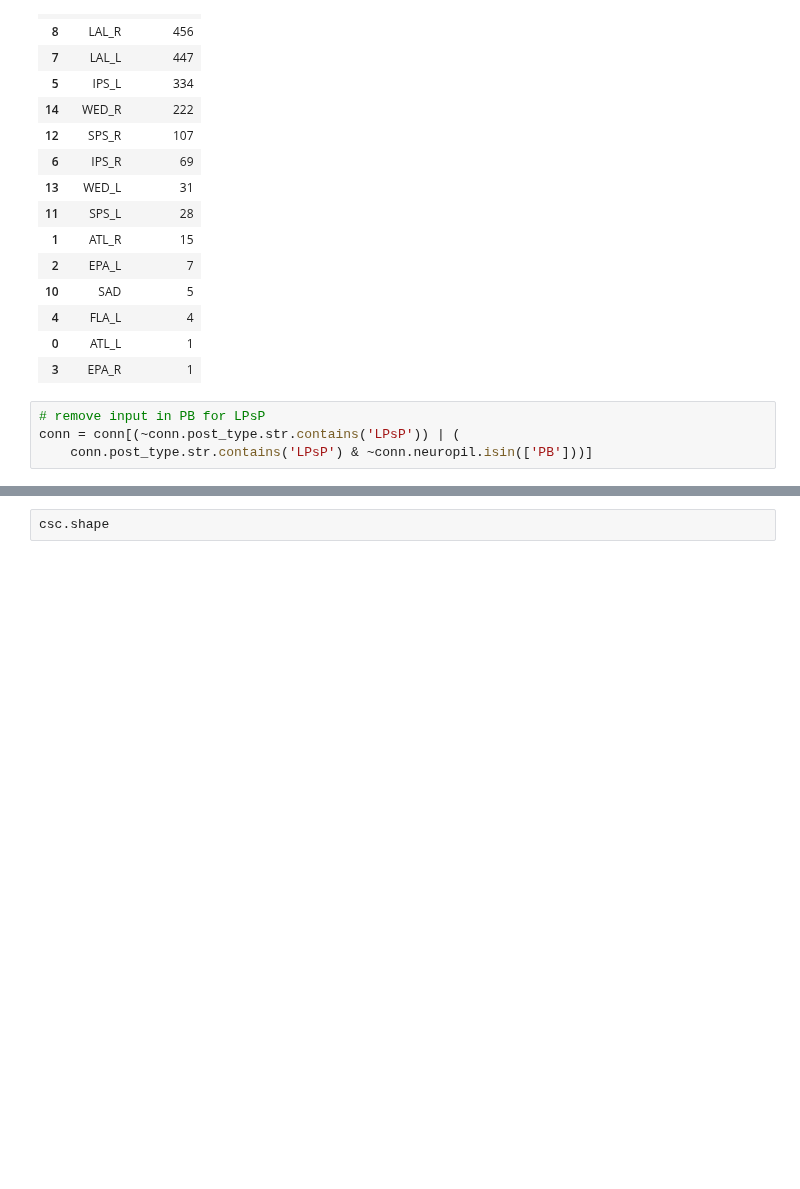
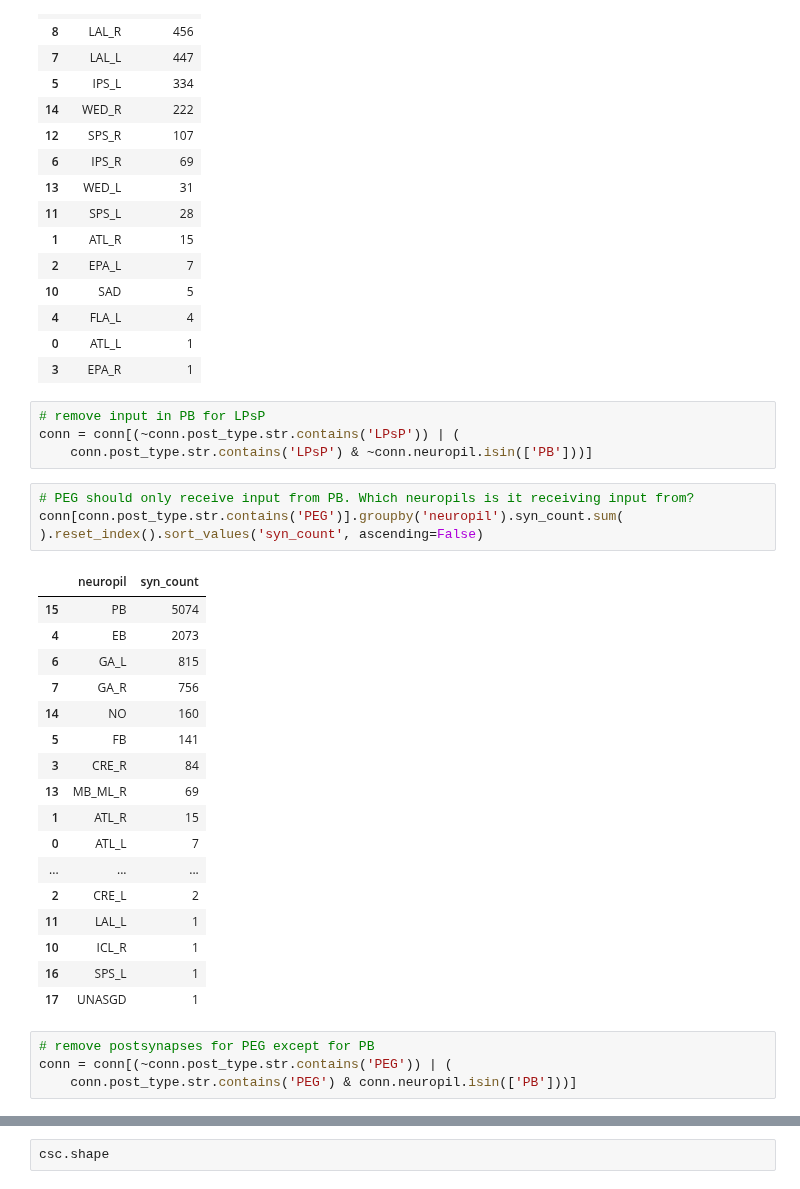
Before and after one commit to YijieYin/connectome_data_prep, a Jupyter notebook: adult_prepare_connectome_cb_neuron_no_CX_axonic_postsynapses.ipynb, the cells around one changed output, grey strips where cells are left out. Saved outputs shown, nothing was run; the diff lists cells and outputs as text; blank space fills up the shorter version.

Commit message:
remove axonic postsynapses for PEG

```diff
--- a/adult_prepare_connectome_cb_neuron_no_CX_axonic_postsynapses.ipynb
+++ b/adult_prepare_connectome_cb_neuron_no_CX_axonic_postsynapses.ipynb
@@ -574,6 +575,32 @@ conn[conn.post_type.str.contains('LPsP')].groupby('neuropil').syn_count.sum(
 # remove input in PB for LPsP
 conn = conn[(~conn.post_type.str.contains('LPsP')) | (
     conn.post_type.str.contains('LPsP') & ~conn.neuropil.isin(['PB']))]
+# %%
+# PEG should only receive input from PB. Which neuropils is it receiving input from?
+conn[conn.post_type.str.contains('PEG')].groupby('neuropil').syn_count.sum(
+).reset_index().sort_values('syn_count', ascending=False)
+# %% [output]
+|  | neuropil | syn_count |
+| 15 | PB | 5074 |
+| 4 | EB | 2073 |
+| 6 | GA_L | 815 |
+| 7 | GA_R | 756 |
+| 14 | NO | 160 |
+| 5 | FB | 141 |
+| 3 | CRE_R | 84 |
+| 13 | MB_ML_R | 69 |
+| 1 | ATL_R | 15 |
+| 0 | ATL_L | 7 |
+| ... | ... | ... |
+| 2 | CRE_L | 2 |
+| 11 | LAL_L | 1 |
+| 10 | ICL_R | 1 |
+| 16 | SPS_L | 1 |
+| 17 | UNASGD | 1 |
+# %%
+# remove postsynapses for PEG except for PB
+conn = conn[(~conn.post_type.str.contains('PEG')) | (
+    conn.post_type.str.contains('PEG') & conn.neuropil.isin(['PB']))]
 # %%
 # sum synapse numbers across neuropils
 conn = conn.groupby(['pre_pt_root_id', 'post_pt_root_id']).syn_count.sum().reset_index()
```
Also changed, not shown: parts of 4 cells of this notebook, 1 other file.
